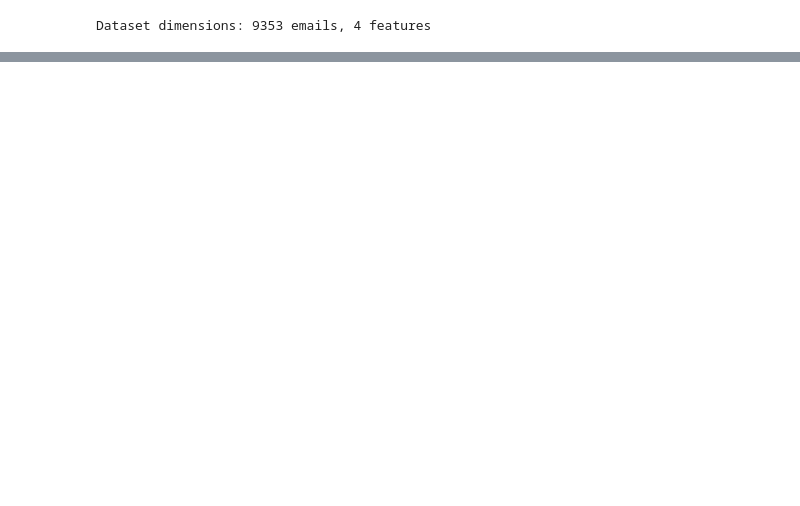
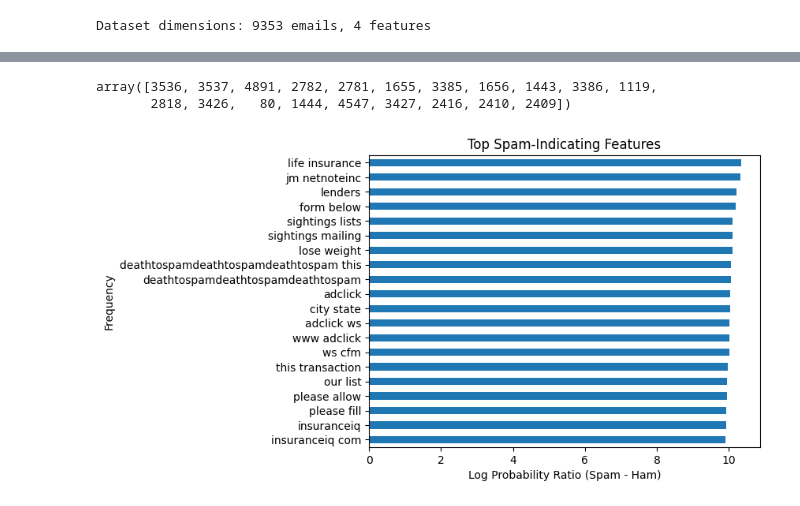
Before and after one commit to vuminhtue/Kaggle, a Jupyter notebook: Python_spam/code/NB_modeling.ipynb, the cells around one changed output, grey strips where cells are left out. Drawn from its saved outputs; the diff is of its cells as text; code cells hidden in the pictures; blank space fills up the shorter version.

```diff
--- a/Python_spam/code/NB_modeling.ipynb
+++ b/Python_spam/code/NB_modeling.ipynb
@@ -254,0 +297,10 @@ for feature, score in top_spam_features:
+# %%
+# Find the optimal alpha
+param_grid = {'alpha': [0.001, 0.01, 0.1, 0.5, 1.0, 2.0, 5.0]}
+# Use Gridsearch CV to find the best alpha
+grid_search = GridSearchCV(MultinomialNB(), param_grid, cv=10, scoring='accuracy')
+grid_search.fit(X_train_tfidf, y_train)
+
+# Best alpha
+print(f"Best alpha: {grid_search.best_params_['alpha']}")
+print(f"Best cross-validation score: {grid_search.best_score_:.4f}")
@@ -254,0 +310,7 @@ for feature, score in top_spam_features:
+# %%
+# Build the model with the best alpha
+NB_model = MultinomialNB(alpha=grid_search.best_params_['alpha'])
+
+# Train the model
+k_fold = KFold(n_splits=10, shuffle=True, random_state=123)
+cv_scores = cross_val_score(NB_model, X_train_tfidf, y_train, cv=k_fold, scoring='accuracy')
@@ -254,0 +324,3 @@ for feature, score in top_spam_features:
+# %%
+# Fit the model on the entire training set
+NB_model.fit(X_train_tfidf, y_train)
@@ -254,0 +386,33 @@ for feature, score in top_spam_features:
+# %%
+# Get feature names from the vectorizer
+feature_names = vectorizer.get_feature_names_out()
+
+# Get log probabilities for each class
+log_probs = NB_model.feature_log_prob_
+
+# Calculate log-probability differences: spam - ham
+# Assuming class 1 = spam, class 0 = ham
+spam_features = log_probs[1] - log_probs[0]
+ham_features = log_probs[0] - log_probs[1]
+
+# Get indices of top 20 spam-indicative features
+indices_spam = np.argsort(spam_features)[-20:]
+indices_ham = np.argsort(ham_features)[-20:]
+
+# Map indices to feature names and their importance scores
+top_spam_features = [(feature_names[i], spam_features[i]) for i in indices_spam]
+top_ham_features = [(feature_names[i], ham_features[i]) for i in indices_ham]
+# %%
+indices_ham = np.argsort(spam_features)[:20]
+indices_ham
+# %% [output]
+array([3536, 3537, 4891, 2782, 2781, 1655, 3385, 1656, 1443, 3386, 1119,
+       2818, 3426,   80, 1444, 4547, 3427, 2416, 2410, 2409])
+# %%
+pd.DataFrame(top_spam_features,columns=['feature','score']).set_index("feature").plot(kind='barh',legend=False)
+plt.title('Top Spam-Indicating Features')
+plt.xlabel('Log Probability Ratio (Spam - Ham)')
+plt.ylabel('Frequency')
+plt.show()
+# %% [output]
+[figure, added]
```
Also changed, not shown: parts of 59 cells of this notebook, 45 other files.
